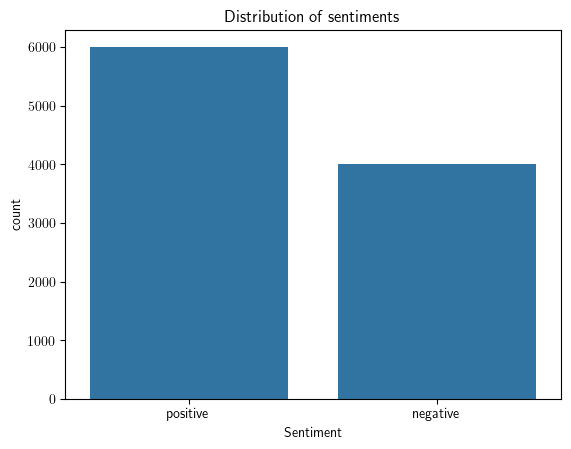
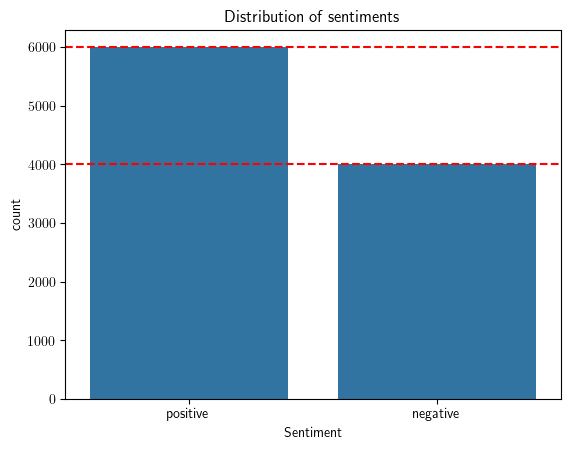
Code edit (unified diff) that turned the first committed figure into the second:
--- before
+++ after
@@ -2,3 +2,6 @@
 plt.title('Distribution of sentiments')
 plt.xlabel('Sentiment')
+plt.axhline(y = 6000, color = 'red', linestyle = '--')
+plt.axhline(y = 4000, color = 'red', linestyle = '--')
+plt.savefig('data/plots/sentiment_distribution.png', dpi=300)
 plt.show()

Commit: exporting  graphs